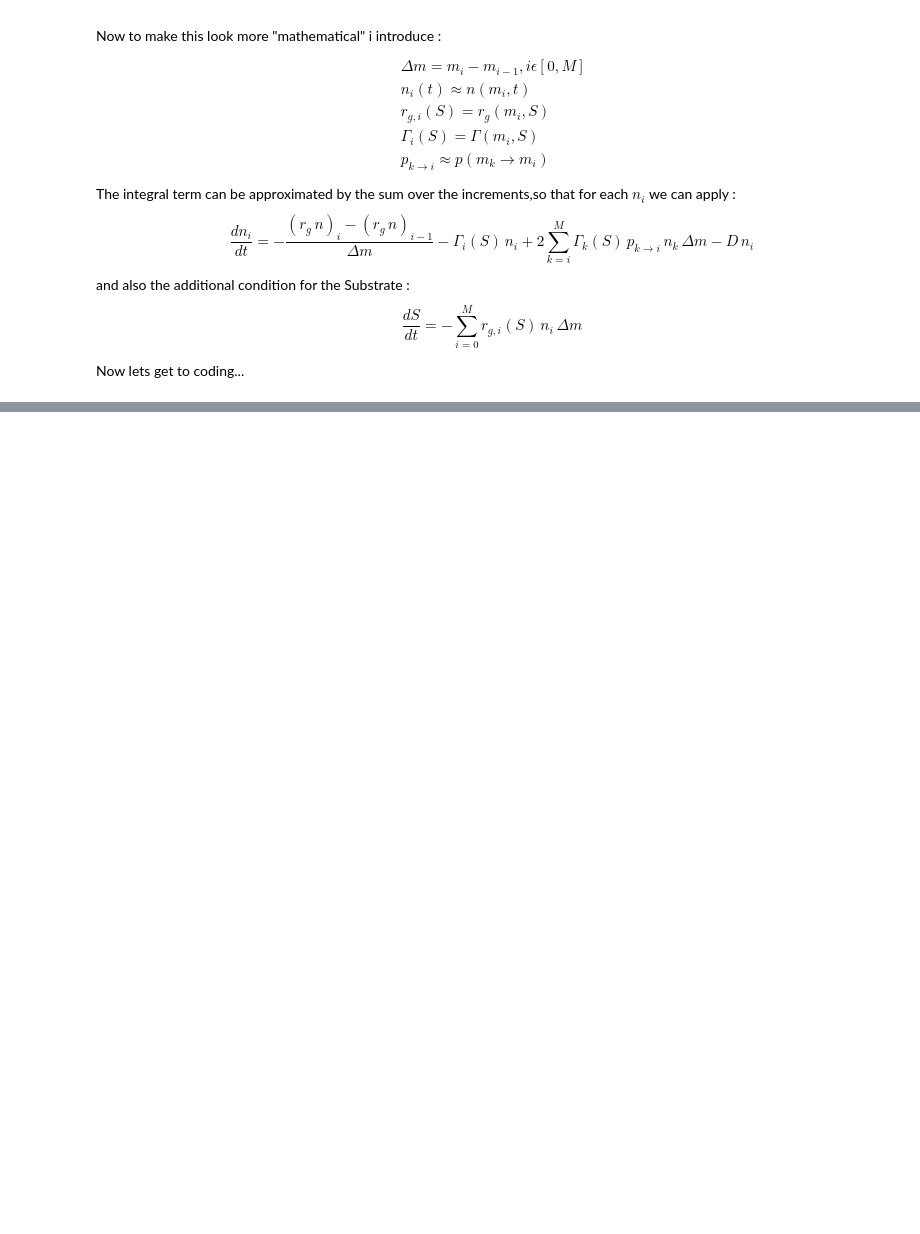
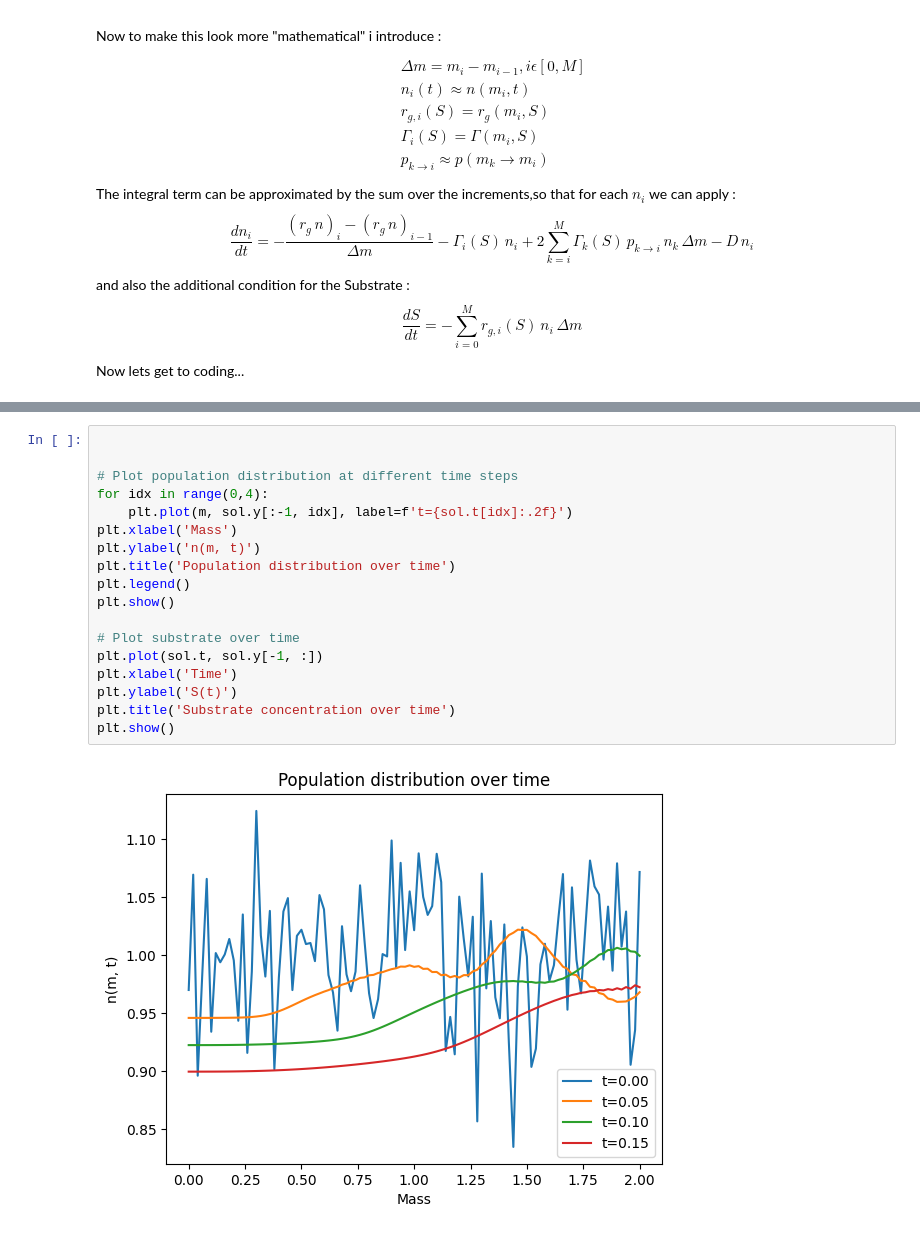
Before and after one commit to therealtoby1/Master, a Jupyter notebook: Cell_growth_integro_diff.ipynb, the cells around one changed output, grey strips where cells are left out. Saved outputs shown, nothing was run; the diff lists cells and outputs as text; blank space fills up the shorter version.

```diff
--- a/Cell_growth_integro_diff.ipynb
+++ b/Cell_growth_integro_diff.ipynb
@@ -46,0 +168,20 @@ Now lets get to coding...
+# %%
+
+
+# Plot population distribution at different time steps
+for idx in range(0,4):
+    plt.plot(m, sol.y[:-1, idx], label=f't={sol.t[idx]:.2f}')
+plt.xlabel('Mass')
+plt.ylabel('n(m, t)')
+plt.title('Population distribution over time')
+plt.legend()
+plt.show()
+
+# Plot substrate over time
+plt.plot(sol.t, sol.y[-1, :])
+plt.xlabel('Time')
+plt.ylabel('S(t)')
+plt.title('Substrate concentration over time')
+plt.show()
+# %% [output]
+[figure, added]
```
Also changed, not shown: parts of 8 cells of this notebook.
